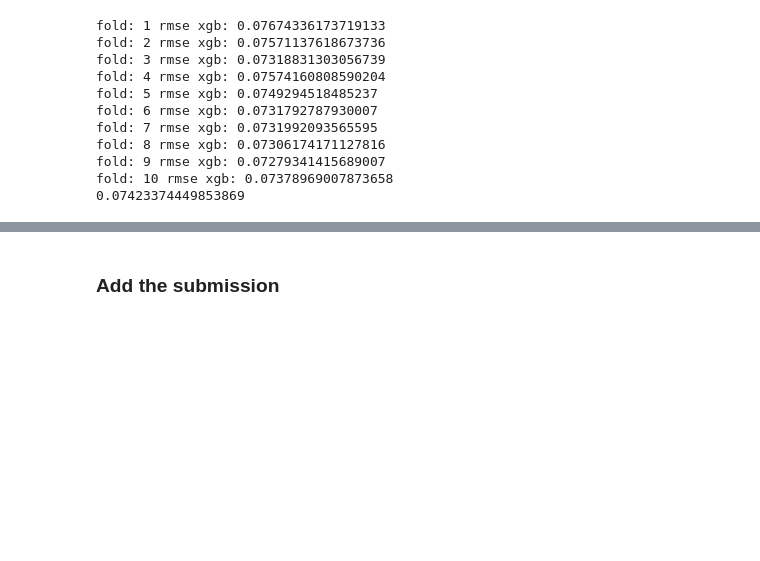
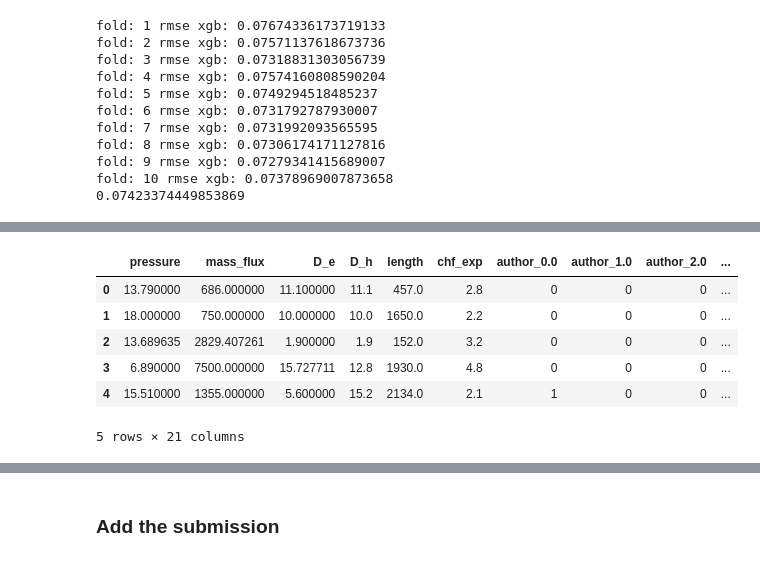
Before and after one commit to charu11/kaggle_competitions, a Jupyter notebook: ps-s3-e15.ipynb, the cells around one changed output, grey strips where cells are left out. Drawn from its saved outputs; the diff is of its cells as text; code cells hidden in the pictures; blank space fills up the shorter version.

```diff
--- a/ps-s3-e15.ipynb
+++ b/ps-s3-e15.ipynb
@@ -359,0 +302,7 @@ len(pred_xgb)
+# %%
+### create the imputer instance
+
+imputer = IterativeImputer(random_state=100, max_iter=10)
+# %%
+imputer.fit(df_train)
+df_mice = imputer.transform(df_train)
@@ -359,0 +325,2 @@ len(pred_xgb)
+# %%
+df_train.loc[:, :] = df_mice
@@ -359,0 +339,23 @@ len(pred_xgb)
+# %%
+
+df_final_mice  = df_train.copy()
+df_final_mice['x_e_out'] = df['x_e_out']
+df_final_mice['x_e_out'].isnull()
+df_final_mice = pd.get_dummies(df_final_mice, columns=['author', 'geometry'])
+df_train_data_mice = df_final_mice[~df_final_mice['x_e_out'].isna()]
+df_test_data_mice = df_final_mice[df_final_mice['x_e_out'].isna()]
+df_train_data_mice = df_train_data_mice.reset_index()
+df_train_data_mice = df_train_data_mice.drop('index', axis=1)
+# %%
+df_test_data_mice = df_test_data_mice.drop(columns='x_e_out', axis=1)
+df_test_data_mice = df_test_data_mice.reset_index()
+df_test_data_mice = df_test_data_mice.drop('index', axis=1)
+df_test_data_mice.head()
+# %% [output]
+|  | pressure | mass_flux | D_e | D_h | length | chf_exp | author_0.0 | author_1.0 | author_2.0 | ... |
+| 0 | 13.790000 | 686.000000 | 11.100000 | 11.1 | 457.0 | 2.8 | 0 | 0 | 0 | ... |
+| 1 | 18.000000 | 750.000000 | 10.000000 | 10.0 | 1650.0 | 2.2 | 0 | 0 | 0 | ... |
+| 2 | 13.689635 | 2829.407261 | 1.900000 | 1.9 | 152.0 | 3.2 | 0 | 0 | 0 | ... |
+| 3 | 6.890000 | 7500.000000 | 15.727711 | 12.8 | 1930.0 | 4.8 | 0 | 0 | 0 | ... |
+| 4 | 15.510000 | 1355.000000 | 5.600000 | 15.2 | 2134.0 | 2.1 | 1 | 0 | 0 | ... |
+5 rows × 21 columns
```
Also changed, not shown: parts of 23 cells of this notebook.
